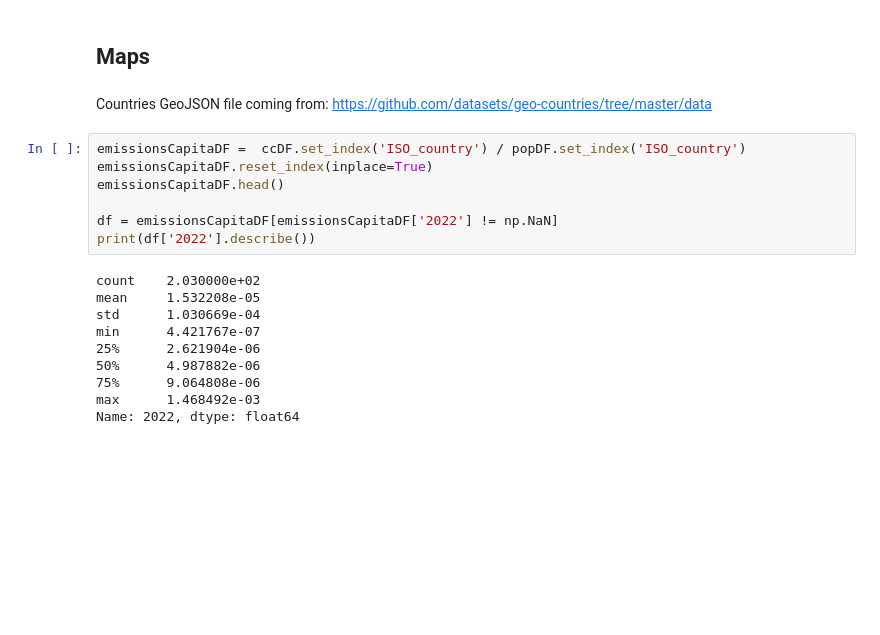
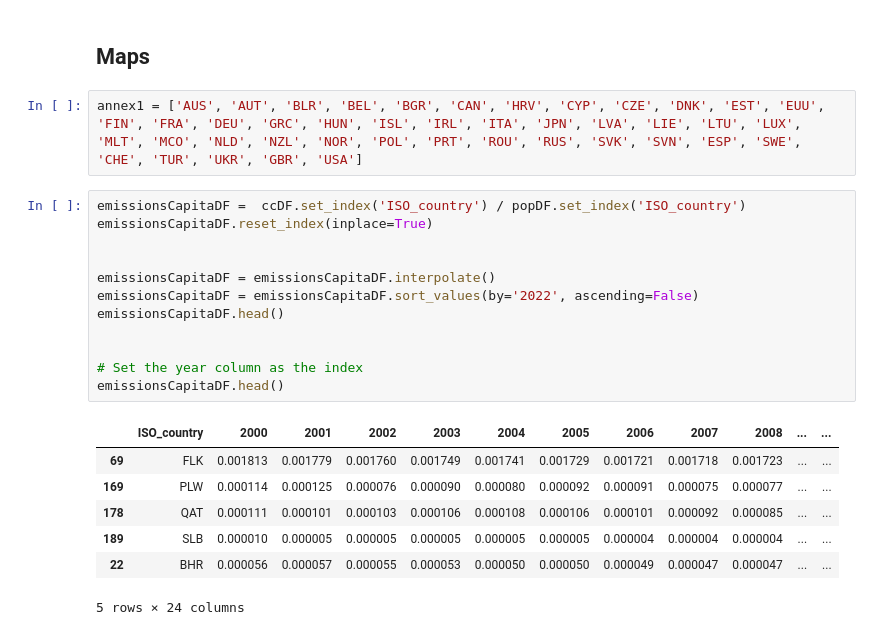
Before and after one commit to dJonaitis/climate-military-website, a Jupyter notebook: backend/sql.ipynb, the cells around one changed output. Drawn from its saved outputs; the diff is of its cells as text; blank space fills up the shorter version.

```diff
--- a/backend/sql.ipynb
+++ b/backend/sql.ipynb
@@ -232,22 +232,25 @@ conn.close()
 The visualisations are not yet complete.
 # %% [markdown]
 ## Maps
-# %% [markdown]
-Countries GeoJSON file coming from: https://github.com/datasets/geo-countries/tree/master/data
+# %%
+annex1 = ['AUS', 'AUT', 'BLR', 'BEL', 'BGR', 'CAN', 'HRV', 'CYP', 'CZE', 'DNK', 'EST', 'EUU', 'FIN', 'FRA', 'DEU', 'GRC', 'HUN', 'ISL', 'IRL', 'ITA', 'JPN', 'LVA', 'LIE', 'LTU', 'LUX', 'MLT', 'MCO', 'NLD', 'NZL', 'NOR', 'POL', 'PRT', 'ROU', 'RUS', 'SVK', 'SVN', 'ESP', 'SWE', 'CHE', 'TUR', 'UKR', 'GBR', 'USA']
 # %%
 emissionsCapitaDF =  ccDF.set_index('ISO_country') / popDF.set_index('ISO_country')
 emissionsCapitaDF.reset_index(inplace=True)
+
+
+emissionsCapitaDF = emissionsCapitaDF.interpolate()
+emissionsCapitaDF = emissionsCapitaDF.sort_values(by='2022', ascending=False)
 emissionsCapitaDF.head()
 
-df = emissionsCapitaDF[emissionsCapitaDF['2022'] != np.NaN]
-print(df['2022'].describe())
+
+# Set the year column as the index
+emissionsCapitaDF.head()
 # %% [output]
+|  | ISO_country | 2000 | 2001 | 2002 | 2003 | 2004 | 2005 | 2006 | 2007 | 2008 | ... | ... |
+| 69 | FLK | 0.001813 | 0.001779 | 0.001760 | 0.001749 | 0.001741 | 0.001729 | 0.001721 | 0.001718 | 0.001723 | ... | ... |
+| 169 | PLW | 0.000114 | 0.000125 | 0.000076 | 0.000090 | 0.000080 | 0.000092 | 0.000091 | 0.000075 | 0.000077 | ... | ... |
+| 178 | QAT | 0.000111 | 0.000101 | 0.000103 | 0.000106 | 0.000108 | 0.000106 | 0.000101 | 0.000092 | 0.000085 | ... | ... |
+| 189 | SLB | 0.000010 | 0.000005 | 0.000005 | 0.000005 | 0.000005 | 0.000005 | 0.000004 | 0.000004 | 0.000004 | ... | ... |
+| 22 | BHR | 0.000056 | 0.000057 | 0.000055 | 0.000053 | 0.000050 | 0.000050 | 0.000049 | 0.000047 | 0.000047 | ... | ... |
-count    2.030000e+02
-mean     1.532208e-05
-std      1.030669e-04
-min      4.421767e-07
-25%      2.621904e-06
-50%      4.987882e-06
-75%      9.064808e-06
-max      1.468492e-03
-Name: 2022, dtype: float64
+5 rows × 24 columns
```
Also changed, not shown: parts of 2 cells of this notebook, 2 other files.
